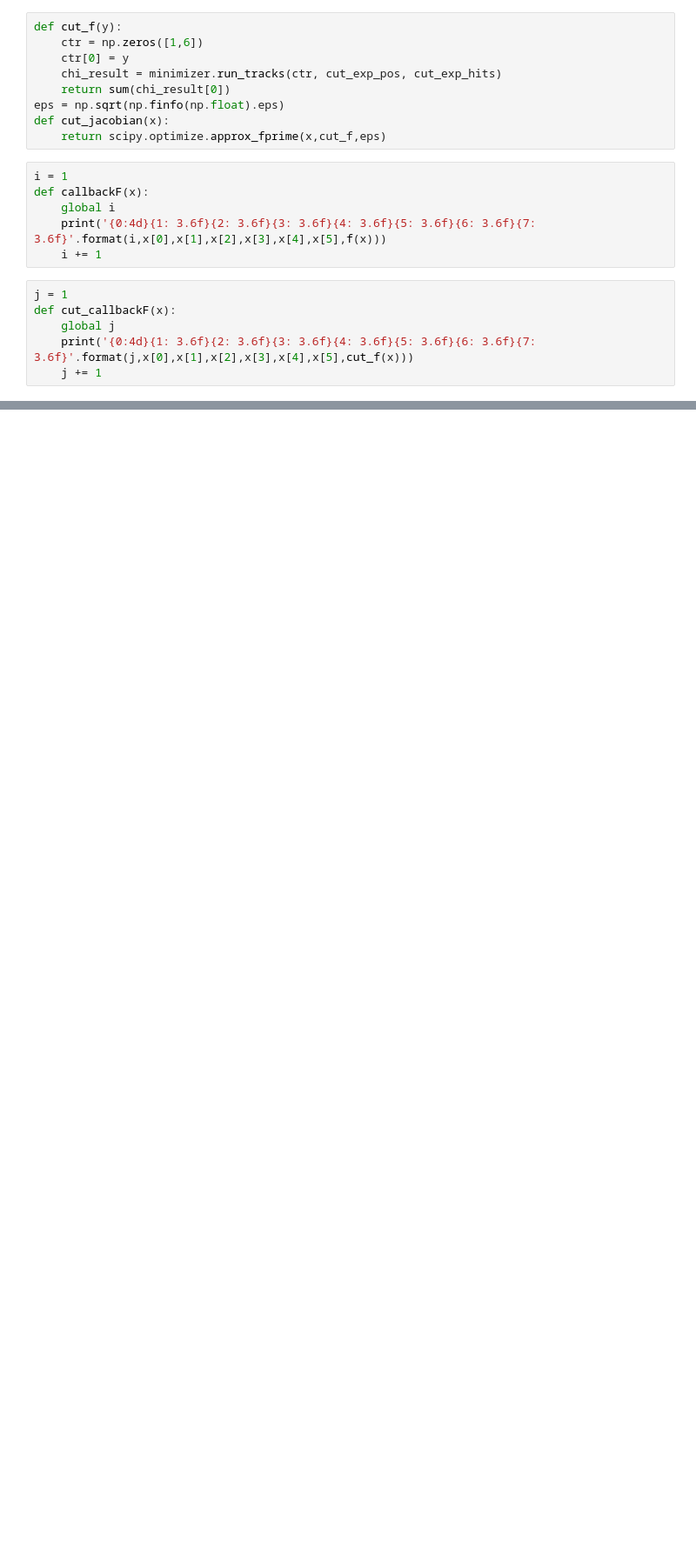
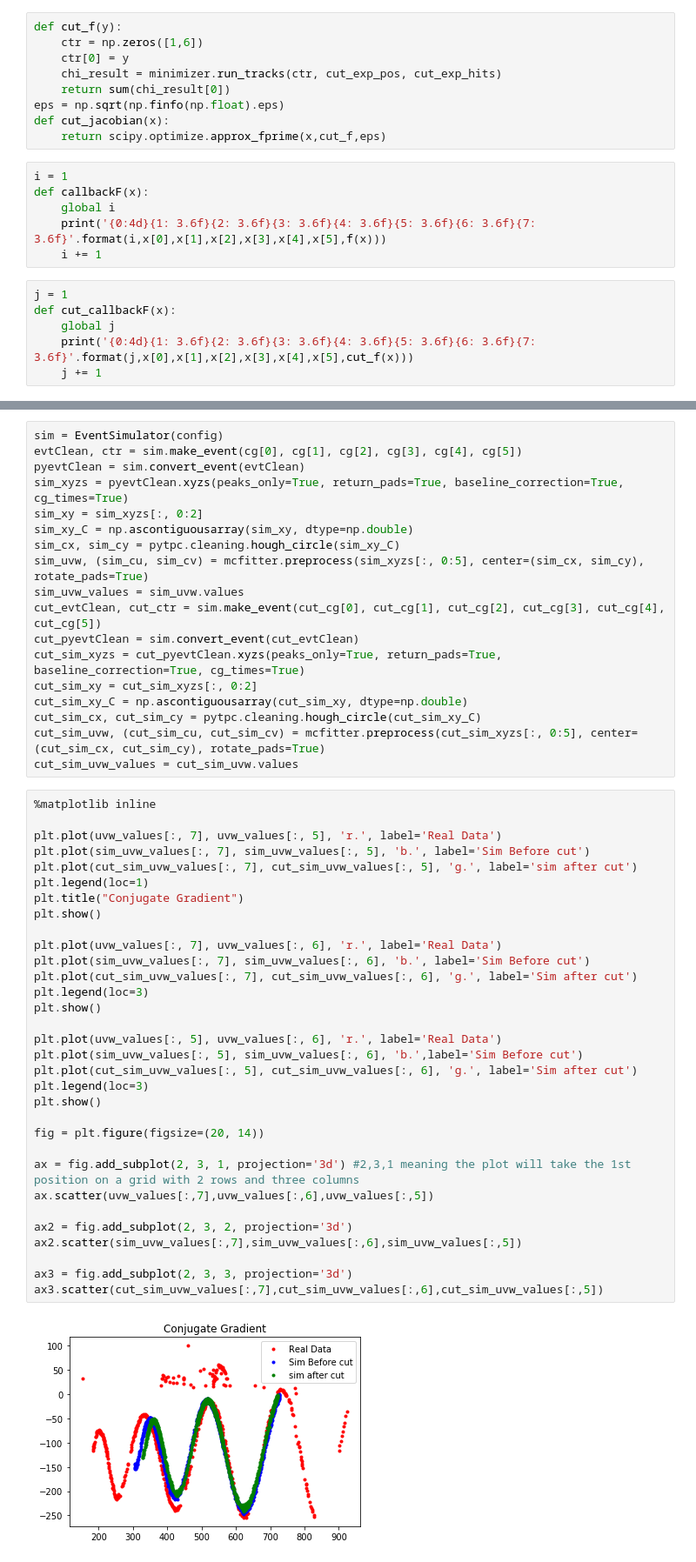
Before and after one commit to chchen123/Monte-Carlo, a Jupyter notebook: Local Methods.ipynb, the cells around one changed output, grey strips where cells are left out. Shown at 87% size. Saved outputs shown, nothing was run; the diff lists cells and outputs as text; blank space fills up the shorter version.

```diff
--- a/Local Methods.ipynb
+++ b/Local Methods.ipynb
@@ -157,0 +184,52 @@ AttributeError: module 'scipy.optimize' has no attribute 'anneal'
+# %%
+sim = EventSimulator(config)
+evtClean, ctr = sim.make_event(cg[0], cg[1], cg[2], cg[3], cg[4], cg[5])
+pyevtClean = sim.convert_event(evtClean)
+sim_xyzs = pyevtClean.xyzs(peaks_only=True, return_pads=True, baseline_correction=True, cg_times=True)
+sim_xy = sim_xyzs[:, 0:2]
+sim_xy_C = np.ascontiguousarray(sim_xy, dtype=np.double)
+sim_cx, sim_cy = pytpc.cleaning.hough_circle(sim_xy_C)
+sim_uvw, (sim_cu, sim_cv) = mcfitter.preprocess(sim_xyzs[:, 0:5], center=(sim_cx, sim_cy), rotate_pads=True)
+sim_uvw_values = sim_uvw.values
+cut_evtClean, cut_ctr = sim.make_event(cut_cg[0], cut_cg[1], cut_cg[2], cut_cg[3], cut_cg[4], cut_cg[5])
+cut_pyevtClean = sim.convert_event(cut_evtClean)
+cut_sim_xyzs = cut_pyevtClean.xyzs(peaks_only=True, return_pads=True, baseline_correction=True, cg_times=True)
+cut_sim_xy = cut_sim_xyzs[:, 0:2]
+cut_sim_xy_C = np.ascontiguousarray(cut_sim_xy, dtype=np.double)
+cut_sim_cx, cut_sim_cy = pytpc.cleaning.hough_circle(cut_sim_xy_C)
+cut_sim_uvw, (cut_sim_cu, cut_sim_cv) = mcfitter.preprocess(cut_sim_xyzs[:, 0:5], center=(cut_sim_cx, cut_sim_cy), rotate_pads=True)
+cut_sim_uvw_values = cut_sim_uvw.values
+# %%
+%matplotlib inline
+
+plt.plot(uvw_values[:, 7], uvw_values[:, 5], 'r.', label='Real Data')
+plt.plot(sim_uvw_values[:, 7], sim_uvw_values[:, 5], 'b.', label='Sim Before cut')
+plt.plot(cut_sim_uvw_values[:, 7], cut_sim_uvw_values[:, 5], 'g.', label='sim after cut')
+plt.legend(loc=1)
+plt.title("Conjugate Gradient")
+plt.show()
+
+plt.plot(uvw_values[:, 7], uvw_values[:, 6], 'r.', label='Real Data')
+plt.plot(sim_uvw_values[:, 7], sim_uvw_values[:, 6], 'b.', label='Sim Before cut')
+plt.plot(cut_sim_uvw_values[:, 7], cut_sim_uvw_values[:, 6], 'g.', label='Sim after cut')
+plt.legend(loc=3)
+plt.show()
+
+plt.plot(uvw_values[:, 5], uvw_values[:, 6], 'r.', label='Real Data')
+plt.plot(sim_uvw_values[:, 5], sim_uvw_values[:, 6], 'b.',label='Sim Before cut')
+plt.plot(cut_sim_uvw_values[:, 5], cut_sim_uvw_values[:, 6], 'g.', label='Sim after cut')
+plt.legend(loc=3)
+plt.show()
+
+fig = plt.figure(figsize=(20, 14))
+
+ax = fig.add_subplot(2, 3, 1, projection='3d') #2,3,1 meaning the plot will take the 1st position on a grid with 2 rows and three columns
+ax.scatter(uvw_values[:,7],uvw_values[:,6],uvw_values[:,5])
+
+ax2 = fig.add_subplot(2, 3, 2, projection='3d')
+ax2.scatter(sim_uvw_values[:,7],sim_uvw_values[:,6],sim_uvw_values[:,5])
+
+ax3 = fig.add_subplot(2, 3, 3, projection='3d')
+ax3.scatter(cut_sim_uvw_values[:,7],cut_sim_uvw_values[:,6],cut_sim_uvw_values[:,5])
+# %% [output]
+[figure, added]
```
Also changed, not shown: parts of 67 cells of this notebook, 2 other files.
